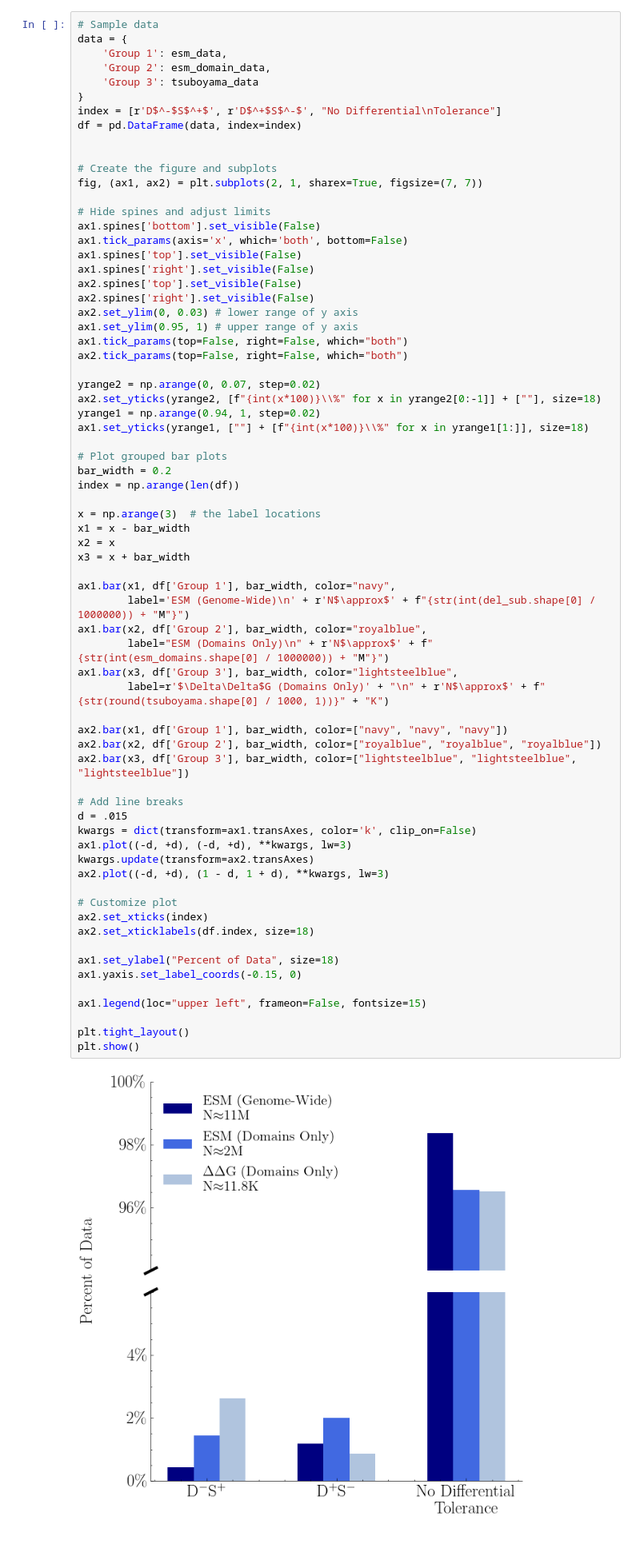
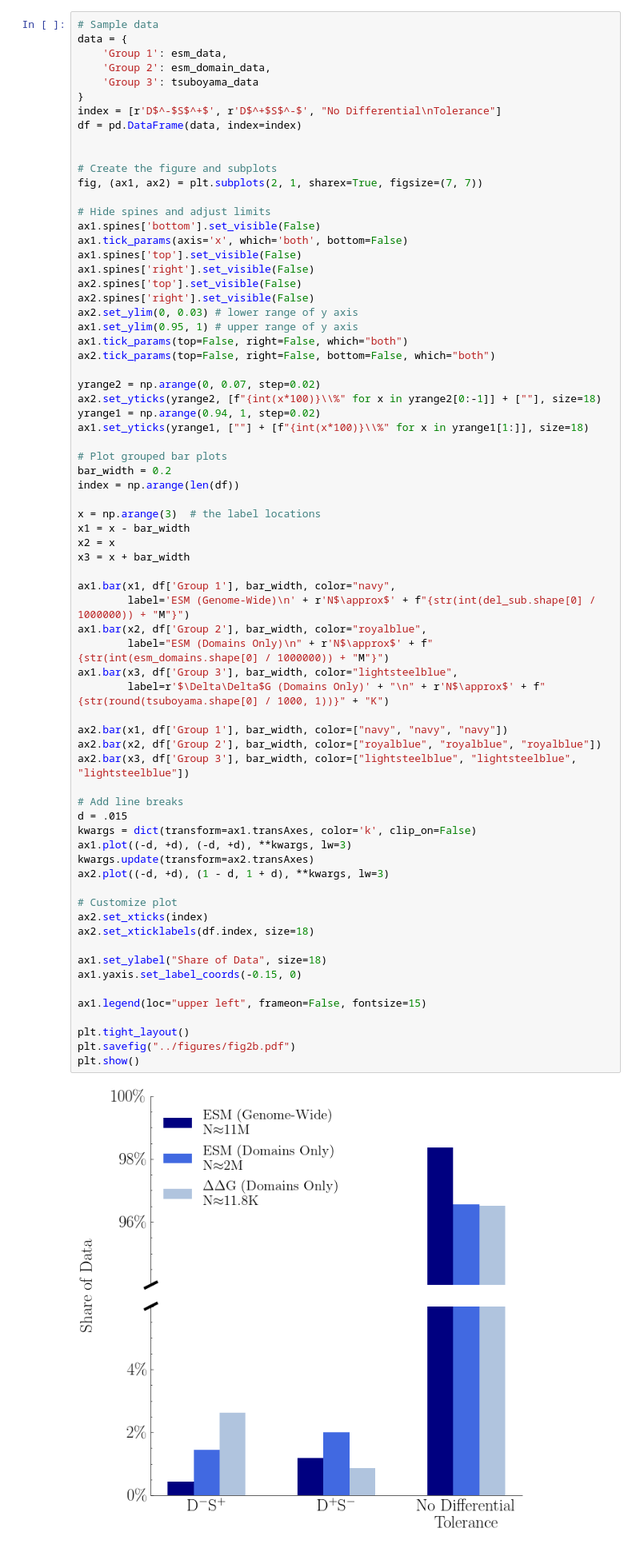
Before and after one commit to ntranoslab/diff-tol, a Jupyter notebook: code/fig2.ipynb, the cells around one changed output. Shown: that part at 80% size. Saved outputs shown, nothing was run; the diff lists cells and outputs as text.

```diff
--- a/code/fig2.ipynb
+++ b/code/fig2.ipynb
@@ -176,7 +177,7 @@ ax2.spines['right'].set_visible(False)
 ax2.set_ylim(0, 0.03) # lower range of y axis
 ax1.set_ylim(0.95, 1) # upper range of y axis
 ax1.tick_params(top=False, right=False, which="both")
-ax2.tick_params(top=False, right=False, which="both")
+ax2.tick_params(top=False, right=False, bottom=False, which="both")
 
 yrange2 = np.arange(0, 0.07, step=0.02)
 ax2.set_yticks(yrange2, [f"{int(x*100)}\\%" for x in yrange2[0:-1]] + [""], size=18)
@@ -194,32 +195,33 @@ x3 = x + bar_width
 
 ax1.bar(x1, df['Group 1'], bar_width, color="navy",
         label='ESM (Genome-Wide)\n' + r'N$\approx$' + f"{str(int(del_sub.shape[0] / 1000000)) + "M"}")
 ax1.bar(x2, df['Group 2'], bar_width, color="royalblue",
         label="ESM (Domains Only)\n" + r'N$\approx$' + f"{str(int(esm_domains.shape[0] / 1000000)) + "M"}")
 ax1.bar(x3, df['Group 3'], bar_width, color="lightsteelblue",
         label=r'$\Delta\Delta$G (Domains Only)' + "\n" + r'N$\approx$' + f"{str(round(tsuboyama.shape[0] / 1000, 1))}" + "K")
 
 ax2.bar(x1, df['Group 1'], bar_width, color=["navy", "navy", "navy"])
 ax2.bar(x2, df['Group 2'], bar_width, color=["royalblue", "royalblue", "royalblue"])
 ax2.bar(x3, df['Group 3'], bar_width, color=["lightsteelblue", "lightsteelblue", "lightsteelblue"])
 
 # Add line breaks
 d = .015
 kwargs = dict(transform=ax1.transAxes, color='k', clip_on=False)
 ax1.plot((-d, +d), (-d, +d), **kwargs, lw=3)
 kwargs.update(transform=ax2.transAxes)
 ax2.plot((-d, +d), (1 - d, 1 + d), **kwargs, lw=3)
 
 # Customize plot
 ax2.set_xticks(index)
 ax2.set_xticklabels(df.index, size=18)
 
-ax1.set_ylabel("Percent of Data", size=18)
+ax1.set_ylabel("Share of Data", size=18)
 ax1.yaxis.set_label_coords(-0.15, 0)
 
 ax1.legend(loc="upper left", frameon=False, fontsize=15)
 
 plt.tight_layout()
+plt.savefig("../figures/fig2b.pdf")
 plt.show()
 # %% [output]
-[figure, old version]
+[figure, new version]
```
Also changed, not shown: parts of 1 cell of this notebook, 3 other files.
